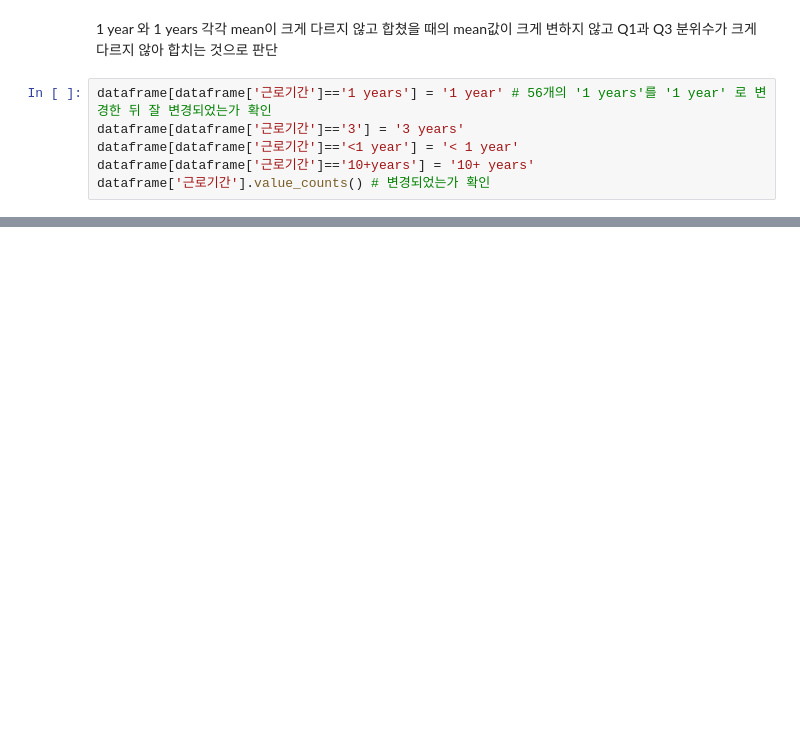
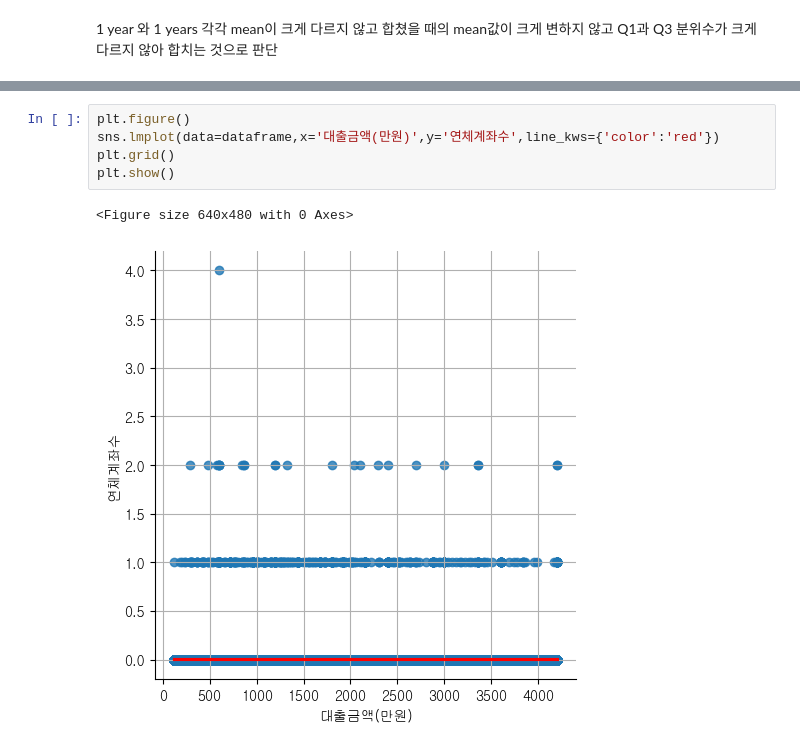
Before and after one commit to youse0ng/AICE_, a Jupyter notebook: open/데이터.ipynb, the cells around one changed output, grey strips where cells are left out. Saved outputs shown, nothing was run; the diff lists cells and outputs as text; blank space fills up the shorter version.

```diff
--- a/open/데이터.ipynb
+++ b/open/데이터.ipynb
@@ -118,9 +143,3 @@ dataframe[(dataframe['근로기간']=='1 years') | (dataframe['근로기간']=='
 | max | 4200.000000 | 120000.000000 | 46.710000 | 90.000000 | 14.000000 | 3979.389600 | 415.470000 | 4.138800 | 1.000000 |
 # %% [markdown]
 1 year 와 1 years 각각 mean이 크게 다르지 않고 합쳤을 때의 mean값이 크게 변하지 않고 Q1과 Q3 분위수가 크게 다르지 않아 합치는 것으로 판단
-# %%
-dataframe[dataframe['근로기간']=='1 years'] = '1 year' # 56개의 '1 years'를 '1 year' 로 변경한 뒤 잘 변경되었는가 확인
-dataframe[dataframe['근로기간']=='3'] = '3 years'
-dataframe[dataframe['근로기간']=='<1 year'] = '< 1 year'
-dataframe[dataframe['근로기간']=='10+years'] = '10+ years'
-dataframe['근로기간'].value_counts() # 변경되었는가 확인
@@ -146,0 +169,8 @@ plt.bar(dataframe['근로기간'].value_counts().index,dataframe['근로기간']
+# %%
+plt.figure()
+sns.lmplot(data=dataframe,x='대출금액(만원)',y='연체계좌수',line_kws={'color':'red'})
+plt.grid()
+plt.show()
+# %% [output]
+<Figure size 640x480 with 0 Axes>
+[figure, added]
```
Also changed, not shown: parts of 12 cells of this notebook.
